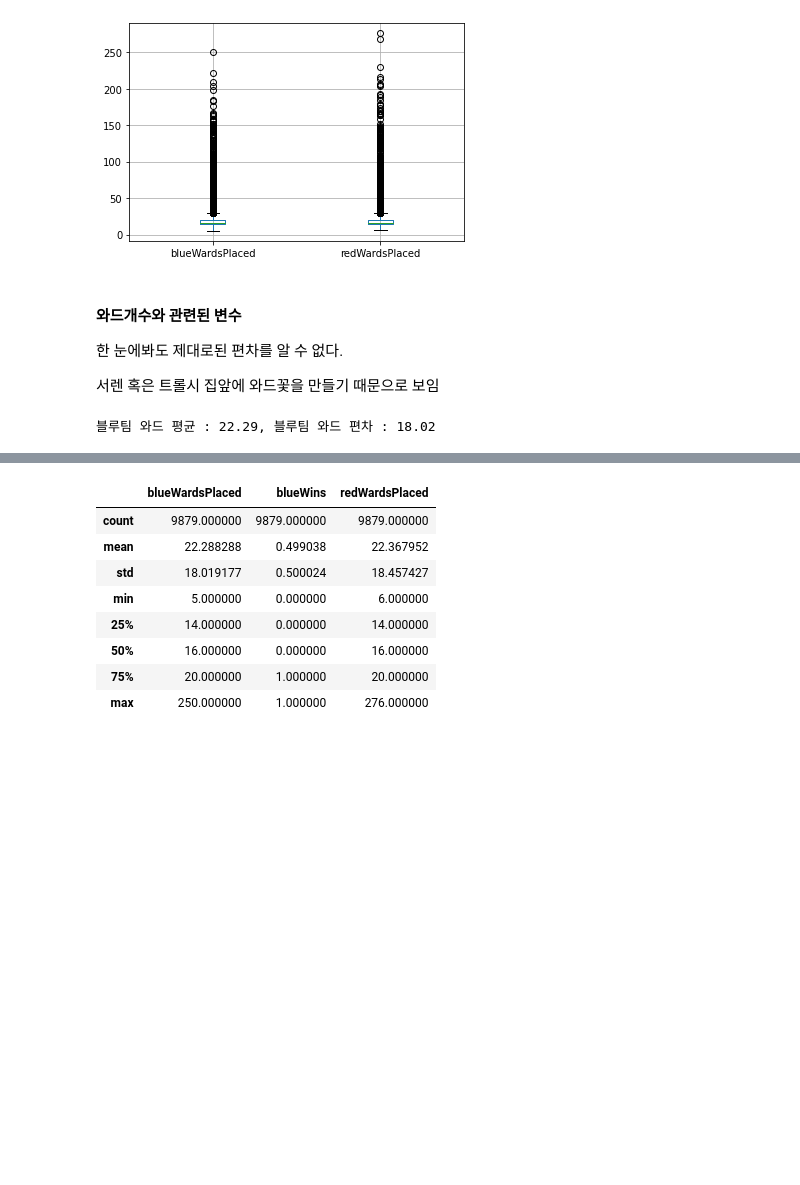
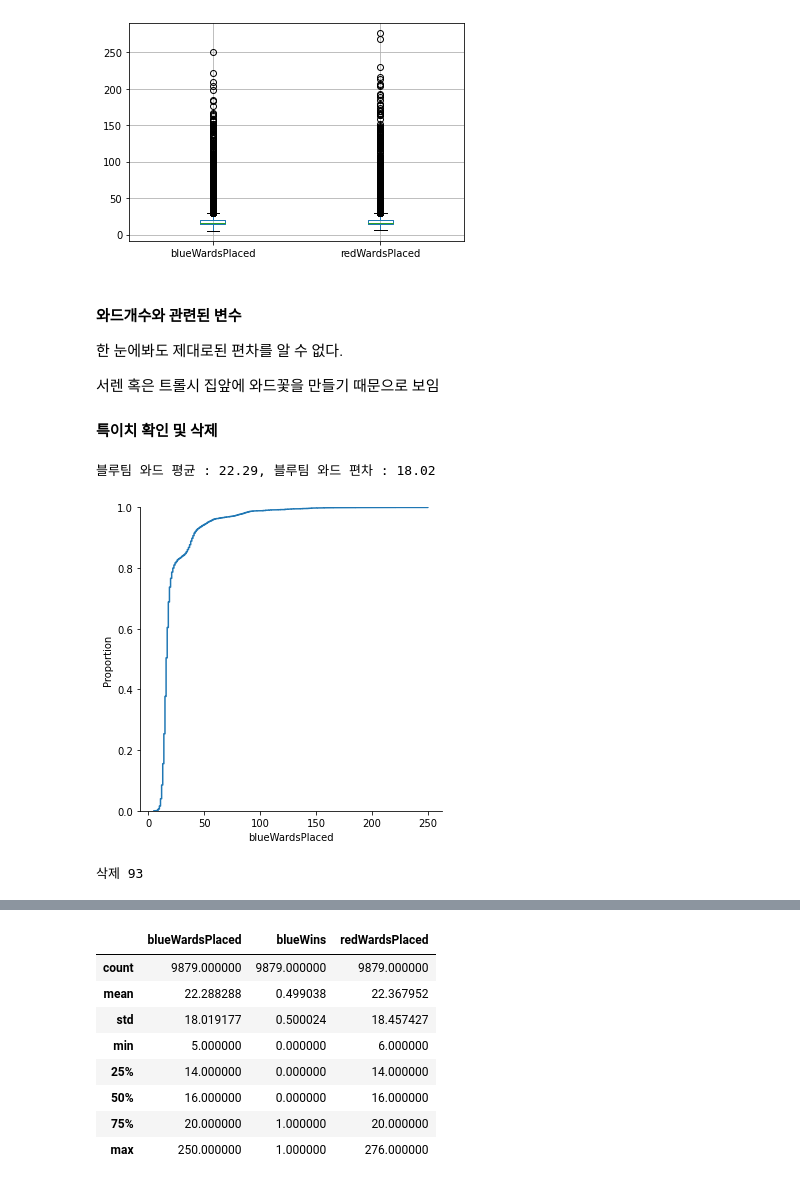
Before and after one commit to stormofdawn/aiffel_exp, a Jupyter notebook: 리그오브레전드_데이터.ipynb, the cells around one changed output, grey strips where cells are left out. Drawn from its saved outputs; the diff is of its cells as text; code cells hidden in the pictures; blank space fills up the shorter version.

```diff
--- a/리그오브레전드_데이터.ipynb
+++ b/리그오브레전드_데이터.ipynb
@@ -124,3 +141,5 @@ df.boxplot(['blueWardsPlaced', 'redWardsPlaced'])
 한 눈에봐도 제대로된 편차를 알 수 없다.
 
 서렌 혹은 트롤시 집앞에 와드꽃을 만들기 때문으로 보임
+
+#### 특이치 확인 및 삭제
@@ -133,3 +149,18 @@ b = np.std(blueward.blueWardsPlaced)
 print(f'블루팀 와드 평균 : {a:.2f}, 블루팀 와드 편차 : {b:.2f}')
 # %% [output]
 블루팀 와드 평균 : 22.29, 블루팀 와드 편차 : 18.02
+# %%
+# 특이치 확인
+blue_no_outliers = df.copy()
+
+sns.displot(blue_no_outliers['blueWardsPlaced'],kind="ecdf")
+plt.show()
+# %% [output]
+[figure, added]
+# %%
+blue_no_outliers = blue_no_outliers.loc[blue_no_outliers['blueWardsPlaced']
+                                        <= np.quantile(blue_no_outliers['blueWardsPlaced']
+                                                      ,q=0.99)]
+print('삭제 {}'.format(df.shape[0]-blue_no_outliers.shape[0]))
+# %% [output]
+삭제 93
```
Also changed, not shown: parts of 22 cells of this notebook.
